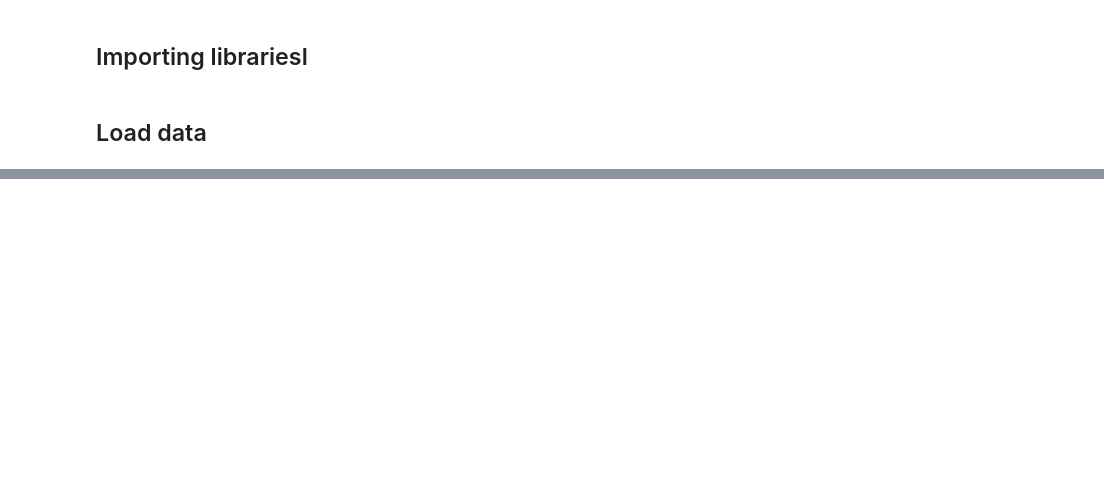
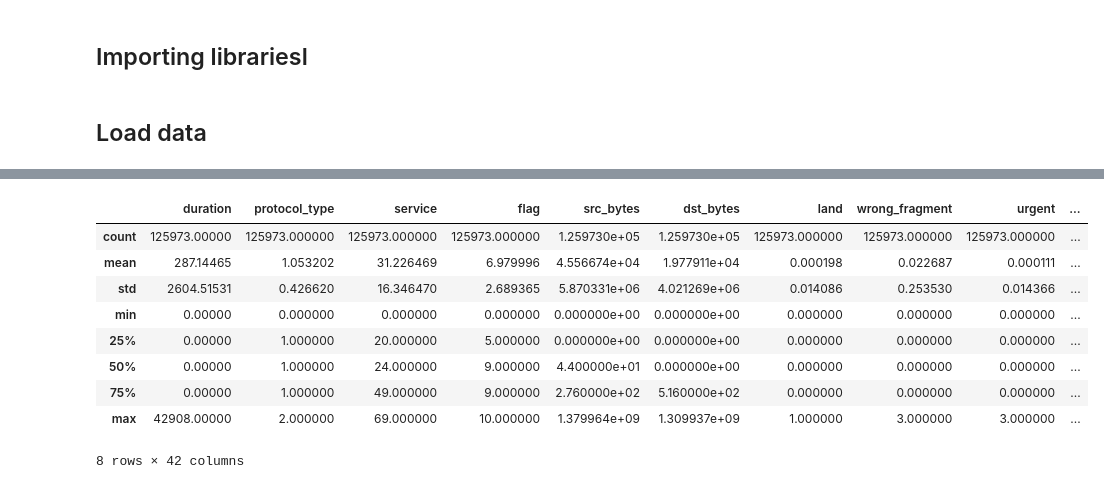
Before and after one commit to rakinplaban/APT_work, a Jupyter notebook: Untitled.ipynb, the cells around one changed output, grey strips where cells are left out. Saved outputs shown, nothing was run; the diff lists cells and outputs as text; code cells hidden in the pictures; blank space fills up the shorter version.

```diff
--- a/Untitled.ipynb
+++ b/Untitled.ipynb
@@ -16,0 +321,13 @@ ValueError: icmp value not in ('tcp', 'udp', " 'icmp'")
+# %%
+numerical_summary
+# %% [output]
+|  | duration | protocol_type | service | flag | src_bytes | dst_bytes | land | wrong_fragment | urgent | ... |
+| count | 125973.00000 | 125973.000000 | 125973.000000 | 125973.000000 | 1.259730e+05 | 1.259730e+05 | 125973.000000 | 125973.000000 | 125973.000000 | ... |
+| mean | 287.14465 | 1.053202 | 31.226469 | 6.979996 | 4.556674e+04 | 1.977911e+04 | 0.000198 | 0.022687 | 0.000111 | ... |
+| std | 2604.51531 | 0.426620 | 16.346470 | 2.689365 | 5.870331e+06 | 4.021269e+06 | 0.014086 | 0.253530 | 0.014366 | ... |
+| min | 0.00000 | 0.000000 | 0.000000 | 0.000000 | 0.000000e+00 | 0.000000e+00 | 0.000000 | 0.000000 | 0.000000 | ... |
+| 25% | 0.00000 | 1.000000 | 20.000000 | 5.000000 | 0.000000e+00 | 0.000000e+00 | 0.000000 | 0.000000 | 0.000000 | ... |
+| 50% | 0.00000 | 1.000000 | 24.000000 | 9.000000 | 4.400000e+01 | 0.000000e+00 | 0.000000 | 0.000000 | 0.000000 | ... |
+| 75% | 0.00000 | 1.000000 | 49.000000 | 9.000000 | 2.760000e+02 | 5.160000e+02 | 0.000000 | 0.000000 | 0.000000 | ... |
+| max | 42908.00000 | 2.000000 | 69.000000 | 10.000000 | 1.379964e+09 | 1.309937e+09 | 1.000000 | 3.000000 | 3.000000 | ... |
+8 rows × 42 columns
```
Also changed, not shown: parts of 25 cells of this notebook.
